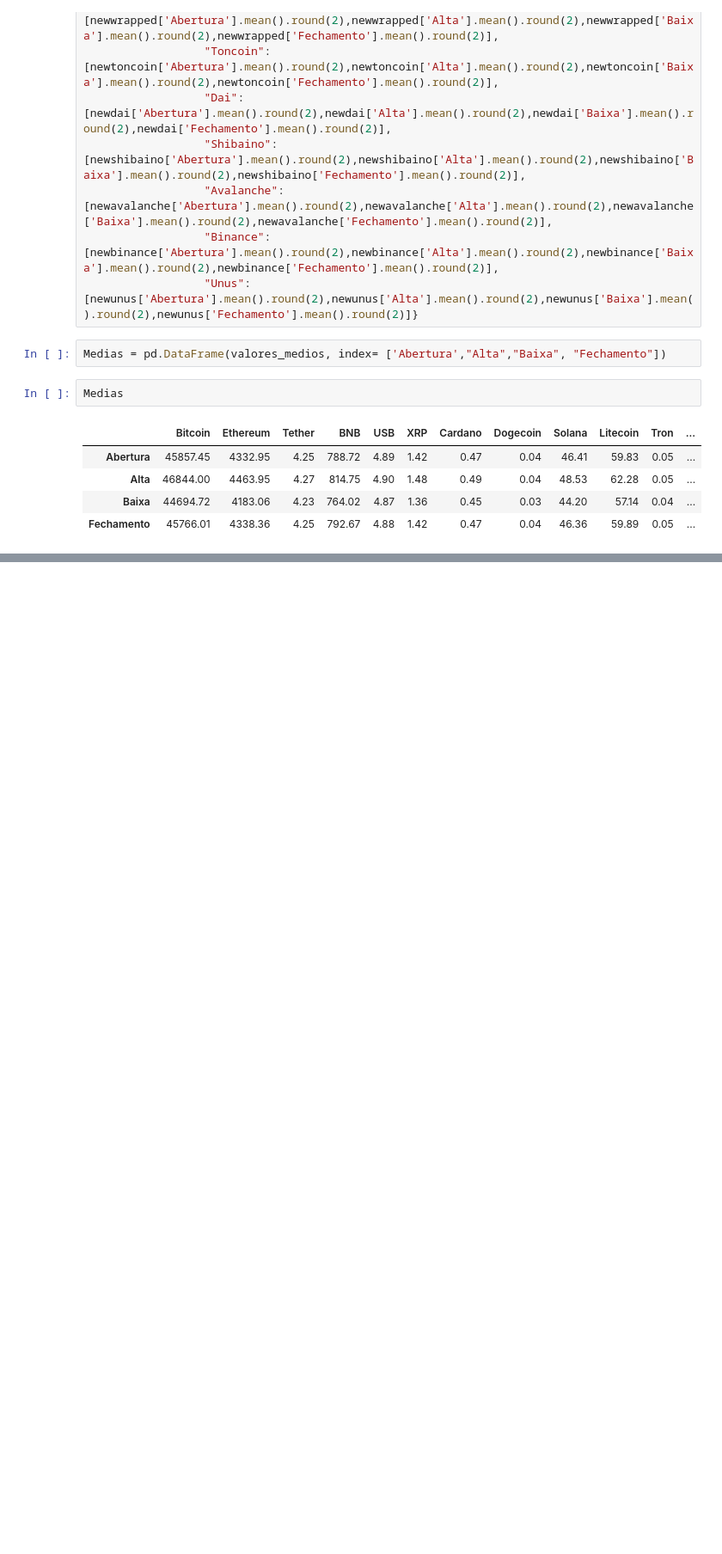
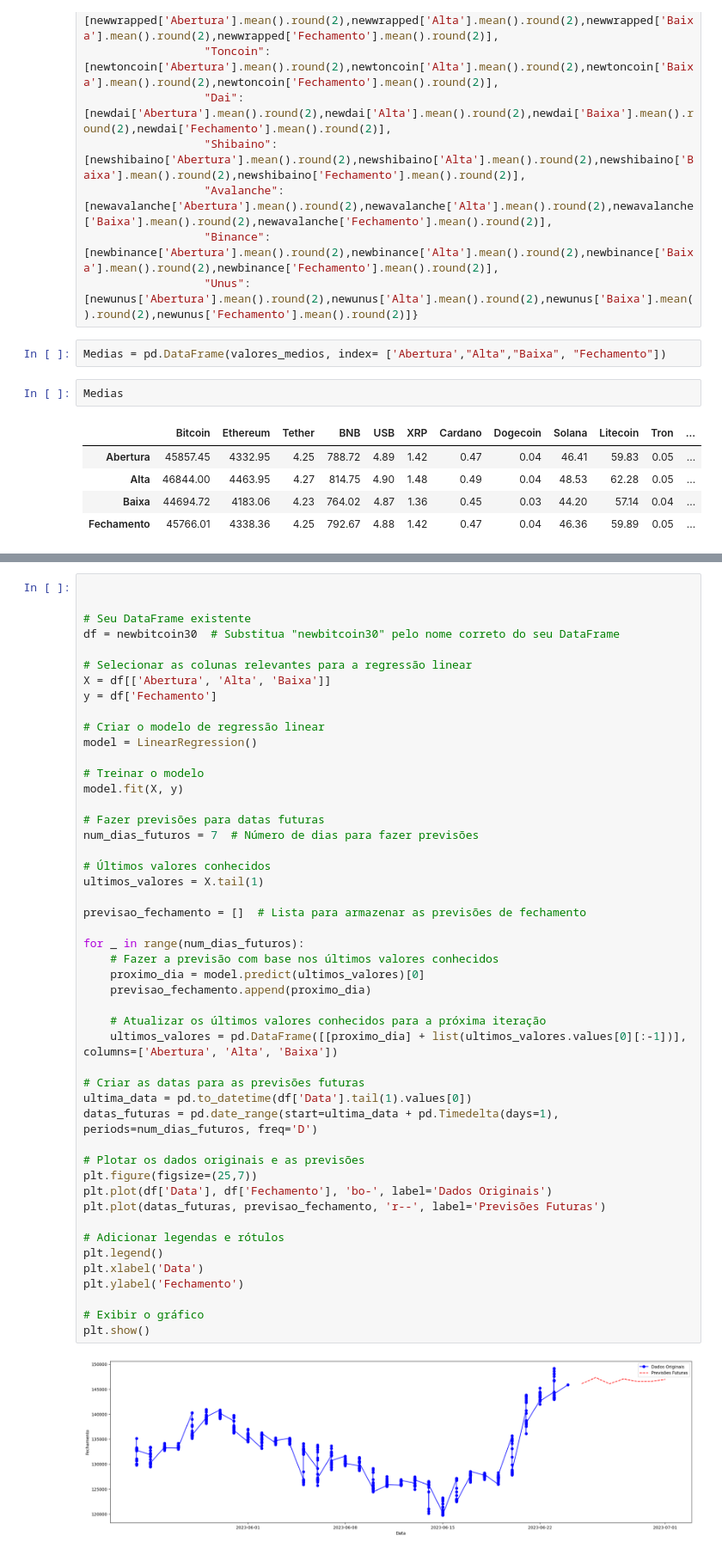
Before and after one commit to CassioRibeiro/ProjetoFinal, a Jupyter notebook: [M5]_Projeto_Final.ipynb, the cells around one changed output, grey strips where cells are left out. Shown at 86% size. Drawn from its saved outputs; the diff is of its cells as text; blank space fills up the shorter version.

```diff
--- a/[M5]_Projeto_Final.ipynb
+++ b/[M5]_Projeto_Final.ipynb
@@ -270,0 +472,50 @@ Medias.T
+# %%
+
+
+# Seu DataFrame existente
+df = newbitcoin30  # Substitua "newbitcoin30" pelo nome correto do seu DataFrame
+
+# Selecionar as colunas relevantes para a regressão linear
+X = df[['Abertura', 'Alta', 'Baixa']]
+y = df['Fechamento']
+
+# Criar o modelo de regressão linear
+model = LinearRegression()
+
+# Treinar o modelo
+model.fit(X, y)
+
+# Fazer previsões para datas futuras
+num_dias_futuros = 7  # Número de dias para fazer previsões
+
+# Últimos valores conhecidos
+ultimos_valores = X.tail(1)
+
+previsao_fechamento = []  # Lista para armazenar as previsões de fechamento
+
+for _ in range(num_dias_futuros):
+    # Fazer a previsão com base nos últimos valores conhecidos
+    proximo_dia = model.predict(ultimos_valores)[0]
+    previsao_fechamento.append(proximo_dia)
+
+    # Atualizar os últimos valores conhecidos para a próxima iteração
+    ultimos_valores = pd.DataFrame([[proximo_dia] + list(ultimos_valores.values[0][:-1])], columns=['Abertura', 'Alta', 'Baixa'])
+
+# Criar as datas para as previsões futuras
+ultima_data = pd.to_datetime(df['Data'].tail(1).values[0])
+datas_futuras = pd.date_range(start=ultima_data + pd.Timedelta(days=1), periods=num_dias_futuros, freq='D')
+
+# Plotar os dados originais e as previsões
+plt.figure(figsize=(25,7))
+plt.plot(df['Data'], df['Fechamento'], 'bo-', label='Dados Originais')
+plt.plot(datas_futuras, previsao_fechamento, 'r--', label='Previsões Futuras')
+
+# Adicionar legendas e rótulos
+plt.legend()
+plt.xlabel('Data')
+plt.ylabel('Fechamento')
+
+# Exibir o gráfico
+plt.show()
+# %% [output]
+[figure, added]
```
Also changed, not shown: parts of 38 cells of this notebook.
